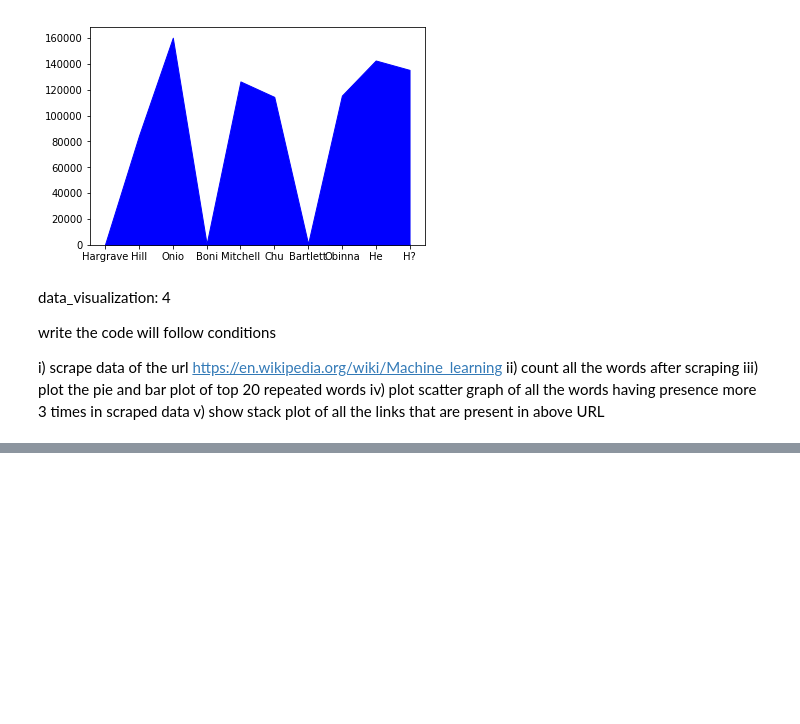
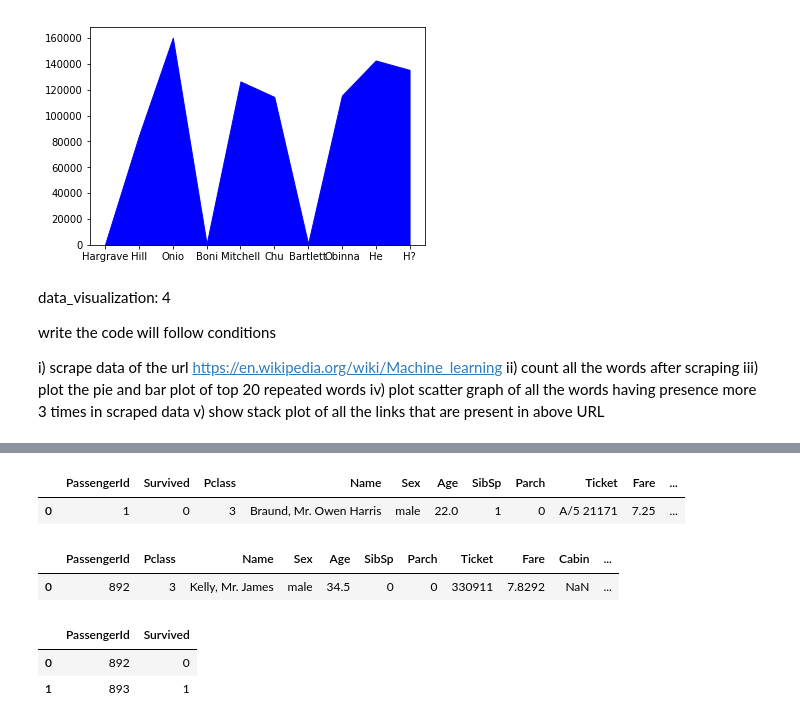
Before and after one commit to piyushagarwal08/Adhoc-Specialisation-ML, a Jupyter notebook: ML_TASKS.ipynb, the cells around one changed output, grey strips where cells are left out. Saved outputs shown, nothing was run; the diff lists cells and outputs as text; code cells hidden in the pictures; blank space fills up the shorter version.

```diff
--- a/ML_TASKS.ipynb
+++ b/ML_TASKS.ipynb
@@ -273,0 +296,4 @@ plt.pie(values,labels=keys)
+# %%
+train = pd.read_csv('train.csv')
+test = pd.read_csv('test.csv')
+test_survived = pd.read_csv('gender_submission.csv')
@@ -273,0 +311,16 @@ plt.pie(values,labels=keys)
+# %%
+train.head(1)
+# %% [output]
+|  | PassengerId | Survived | Pclass | Name | Sex | Age | SibSp | Parch | Ticket | Fare | ... |
+| 0 | 1 | 0 | 3 | Braund, Mr. Owen Harris | male | 22.0 | 1 | 0 | A/5 21171 | 7.25 | ... |
+# %%
+test.head(1)
+# %% [output]
+|  | PassengerId | Pclass | Name | Sex | Age | SibSp | Parch | Ticket | Fare | Cabin | ... |
+| 0 | 892 | 3 | Kelly, Mr. James | male | 34.5 | 0 | 0 | 330911 | 7.8292 | NaN | ... |
+# %%
+test_survived.head(2)
+# %% [output]
+|  | PassengerId | Survived |
+| 0 | 892 | 0 |
+| 1 | 893 | 1 |
```
Also changed, not shown: parts of 53 cells of this notebook.
